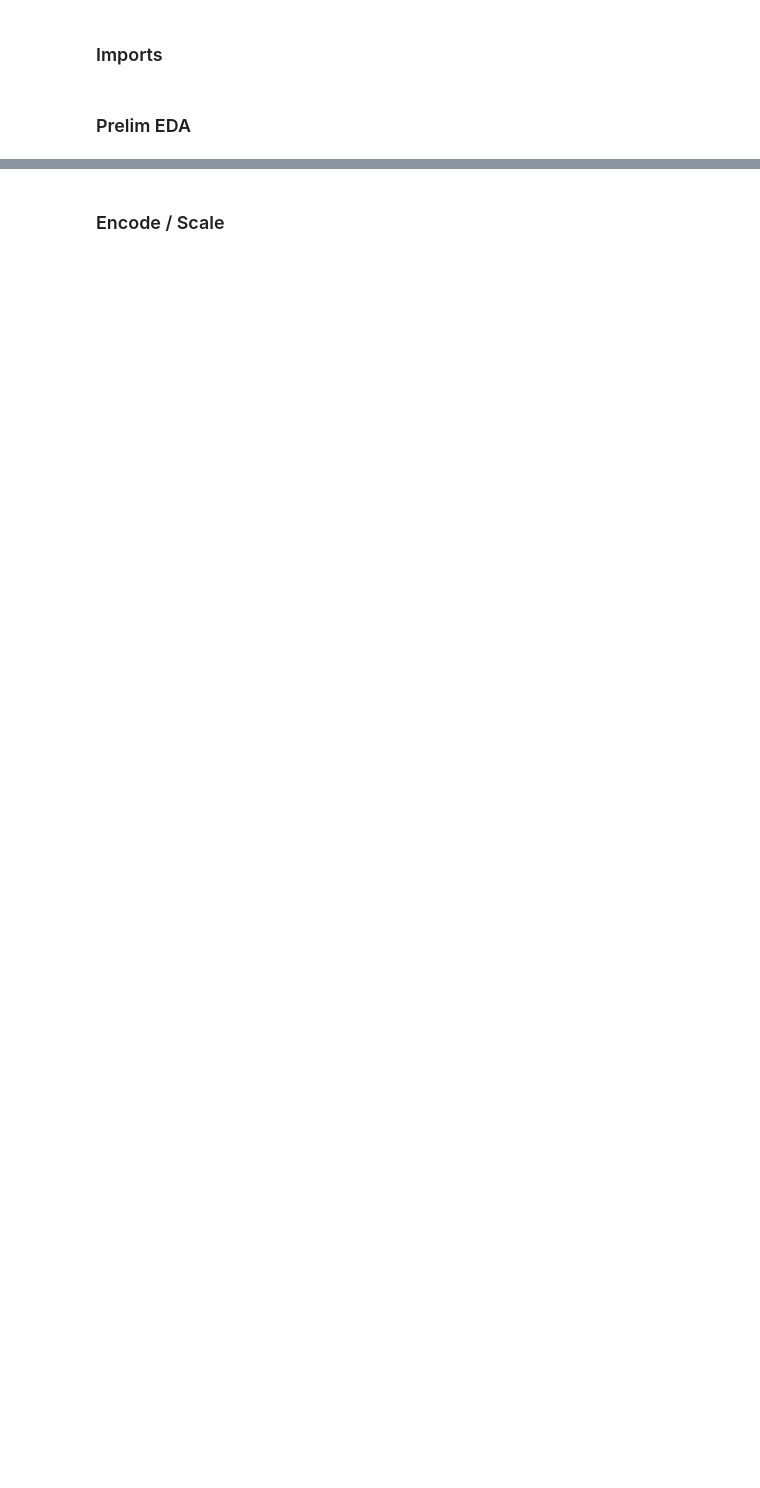
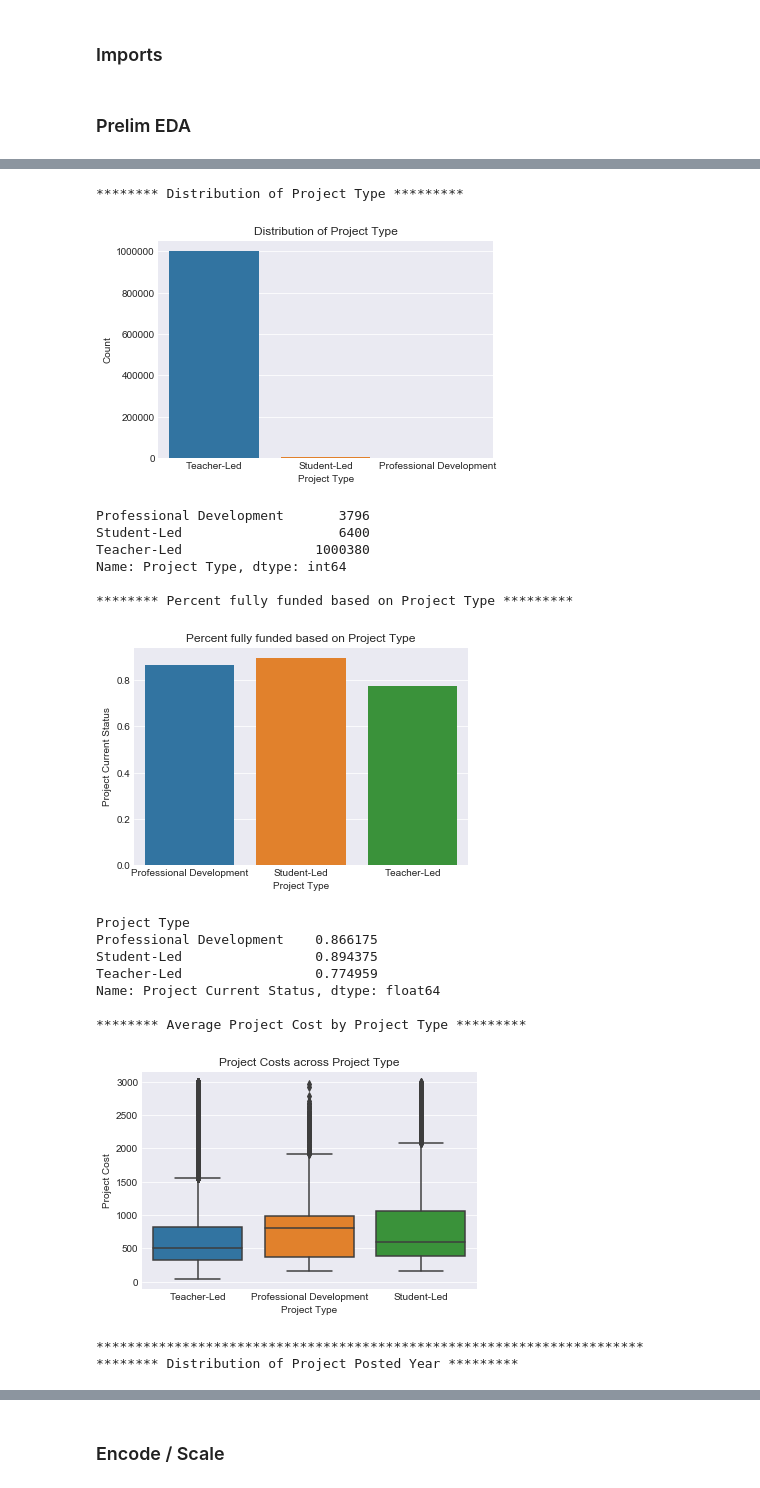
Before and after one commit to Mikhail-Naumov/Donors_Choose, a Jupyter notebook: Donor_Eda.ipynb, the cells around one changed output, grey strips where cells are left out. Drawn from its saved outputs; the diff is of its cells as text; code cells hidden in the pictures; blank space fills up the shorter version.

```diff
--- a/Donor_Eda.ipynb
+++ b/Donor_Eda.ipynb
@@ -49,10 +49,3 @@ df = pd.read_csv('./Input/Processed/df_no_encode_yes_essay.csv')
 del df['Unnamed: 0']
 # %% [markdown]
 ### Prelim EDA
-# %%
-for i in ['Project Type', 'Project Posted Year', 'Project Posted Month']:
-    print('*****************')
-    print(df.groupby(i)['Project Current Status'].mean())
-    print(' ')
-    print(df[i].value_counts())
-    print(' ')
@@ -139,0 +94,47 @@ Name: School Metro Type, dtype: int64
+# %%
+for i in ['Project Type', 'Project Posted Year', 'Project Posted Month',
+          'Project Grade Level Category','Teacher Prefix','School Metro Type']:
+    print("******** Distribution of {} *********".format(i))
+    temp = df[i].value_counts().reset_index()
+    sns.barplot(x=temp['index'],y=temp[i],data=temp)
+    plt.xlabel(i)
+    plt.ylabel('Count')
+    plt.title('Distribution of {}'.format(i))
+    plt.show()
+
+    print(df[i].value_counts().sort_index())
+    print(' ')
+    print("******** Percent fully funded based on {} *********".format(i))
+    temp = df.groupby(i)['Project Current Status'].mean().reset_index()
+    sns.barplot(temp[i],y=temp['Project Current Status'],data=temp)
+    plt.title('Percent fully funded based on {}'.format(i))
+    plt.show()
+
+    print(df.groupby(i)['Project Current Status'].mean().sort_index())
+    print(' ')
+    print("******** Average Project Cost by {} *********".format(i))
+    sns.boxplot(x=i,y='Project Cost',data = df)
+    plt.title('Project Costs across {}'.format(i))
+    plt.show()
+
+    print("**********************************************************************")
+# %% [output]
+******** Distribution of Project Type *********
+[figure, added]
+Professional Development       3796
+Student-Led                    6400
+Teacher-Led                 1000380
+Name: Project Type, dtype: int64
+
+******** Percent fully funded based on Project Type *********
+[figure, added]
+Project Type
+Professional Development    0.866175
+Student-Led                 0.894375
+Teacher-Led                 0.774959
+Name: Project Current Status, dtype: float64
+
+******** Average Project Cost by Project Type *********
+[figure, added]
+**********************************************************************
+******** Distribution of Project Posted Year *********
```
Also changed, not shown: parts of 22 cells of this notebook.
